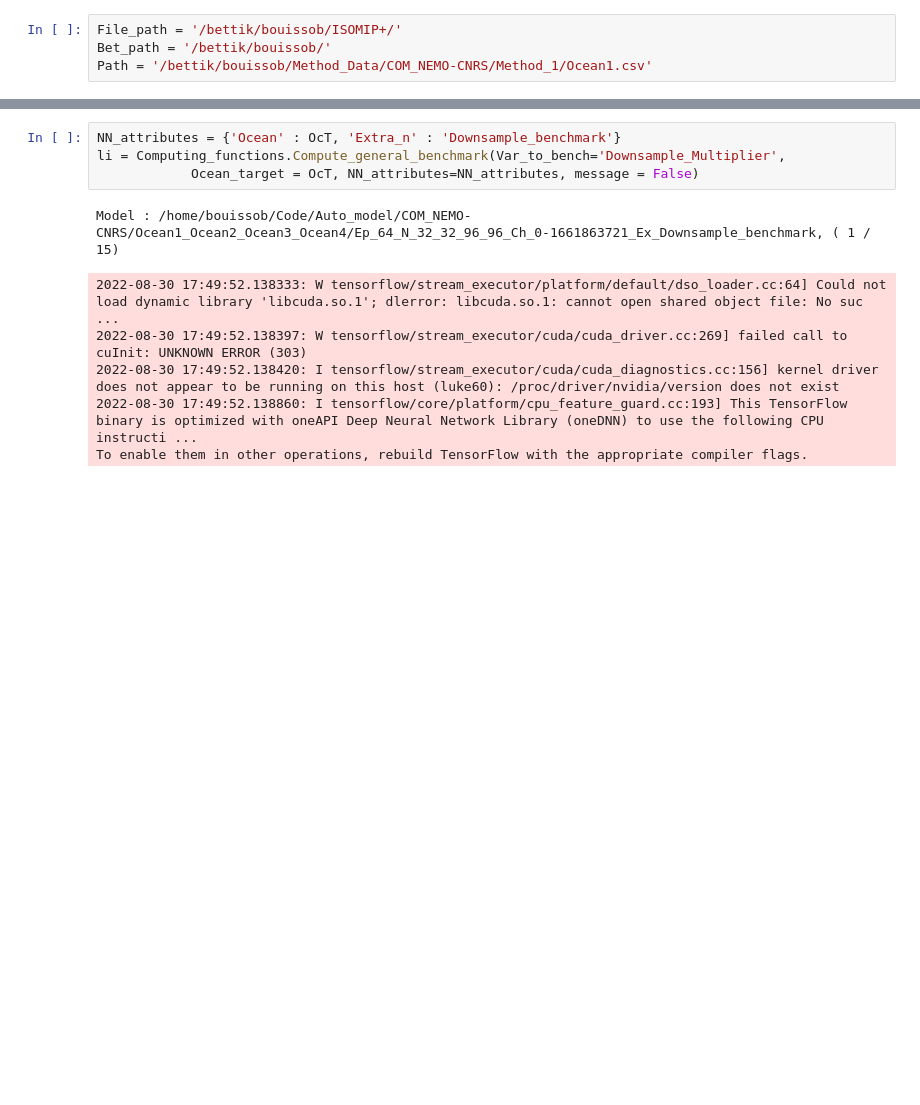
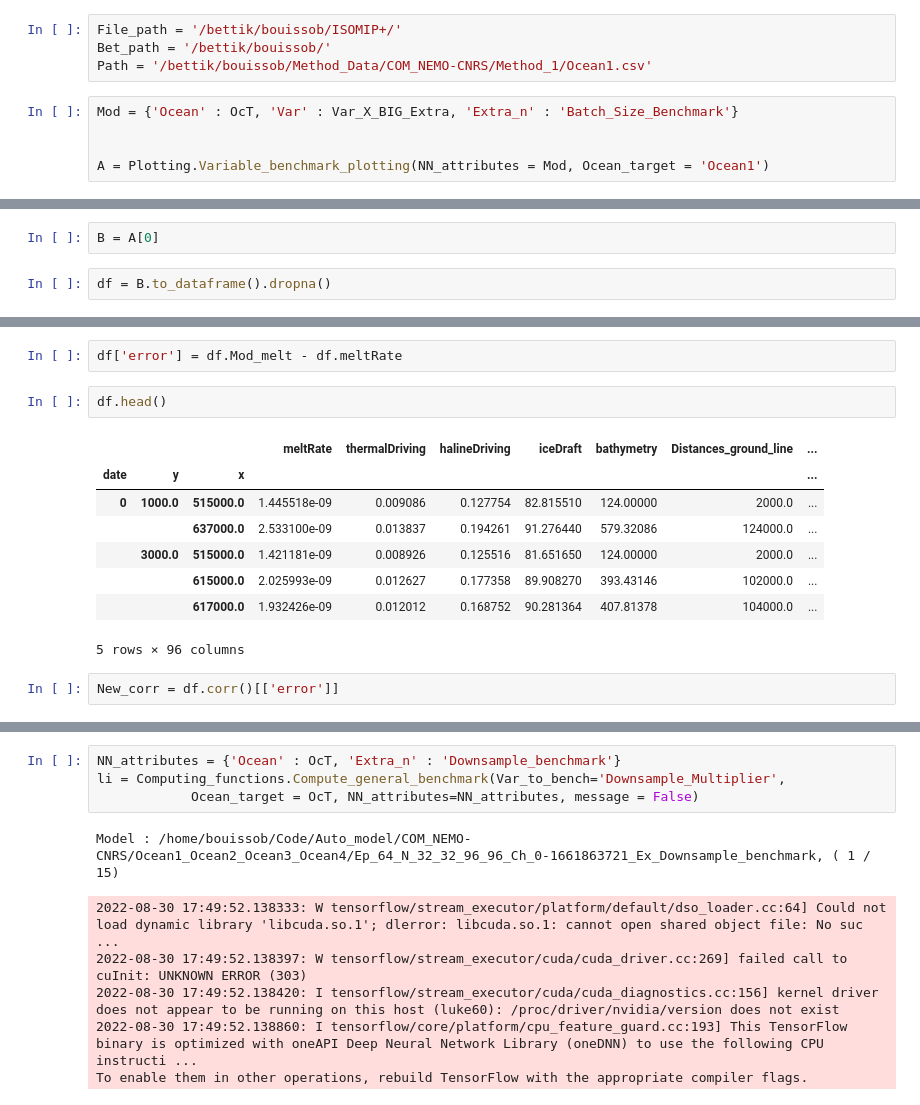
Before and after one commit to BenBouiss/NN_intern_2022, a Jupyter notebook: Experiments.ipynb, the cells around one changed output, grey strips where cells are left out. Drawn from its saved outputs; the diff is of its cells as text; blank space fills up the shorter version.

```diff
--- a/Experiments.ipynb
+++ b/Experiments.ipynb
@@ -57,3 +195,8 @@ PWD : /home/bouissob/Code
 File_path = '/bettik/bouissob/ISOMIP+/'
 Bet_path = '/bettik/bouissob/'
 Path = '/bettik/bouissob/Method_Data/COM_NEMO-CNRS/Method_1/Ocean1.csv'
+# %%
+Mod = {'Ocean' : OcT, 'Var' : Var_X_BIG_Extra, 'Extra_n' : 'Batch_Size_Benchmark'}
+
+
+A = Plotting.Variable_benchmark_plotting(NN_attributes = Mod, Ocean_target = 'Ocean1')
@@ -59,0 +211,4 @@ Path = '/bettik/bouissob/Method_Data/COM_NEMO-CNRS/Method_1/Ocean1.csv'
+# %%
+B = A[0]
+# %%
+df = B.to_dataframe().dropna()
@@ -59,0 +221,15 @@ Path = '/bettik/bouissob/Method_Data/COM_NEMO-CNRS/Method_1/Ocean1.csv'
+# %%
+df['error'] = df.Mod_melt - df.meltRate
+# %%
+df.head()
+# %% [output]
+|  |  |  | meltRate | thermalDriving | halineDriving | iceDraft | bathymetry | Distances_ground_line | ... |
+| date | y | x |  |  |  |  |  |  | ... |
+| 0 | 1000.0 | 515000.0 | 1.445518e-09 | 0.009086 | 0.127754 | 82.815510 | 124.00000 | 2000.0 | ... |
+|  |  | 637000.0 | 2.533100e-09 | 0.013837 | 0.194261 | 91.276440 | 579.32086 | 124000.0 | ... |
+|  | 3000.0 | 515000.0 | 1.421181e-09 | 0.008926 | 0.125516 | 81.651650 | 124.00000 | 2000.0 | ... |
+|  |  | 615000.0 | 2.025993e-09 | 0.012627 | 0.177358 | 89.908270 | 393.43146 | 102000.0 | ... |
+|  |  | 617000.0 | 1.932426e-09 | 0.012012 | 0.168752 | 90.281364 | 407.81378 | 104000.0 | ... |
+5 rows × 96 columns
+# %%
+New_corr = df.corr()[['error']]
```
Also changed, not shown: parts of 23 cells of this notebook, 3 other files.
